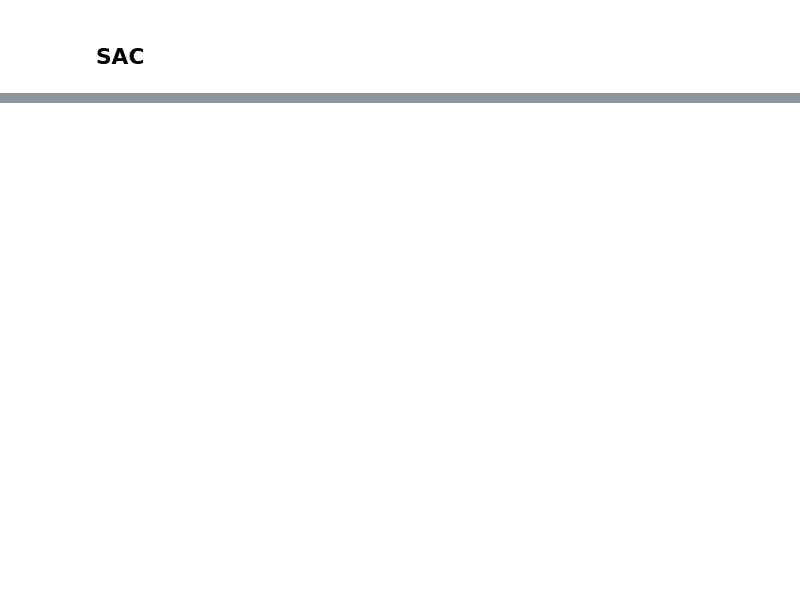
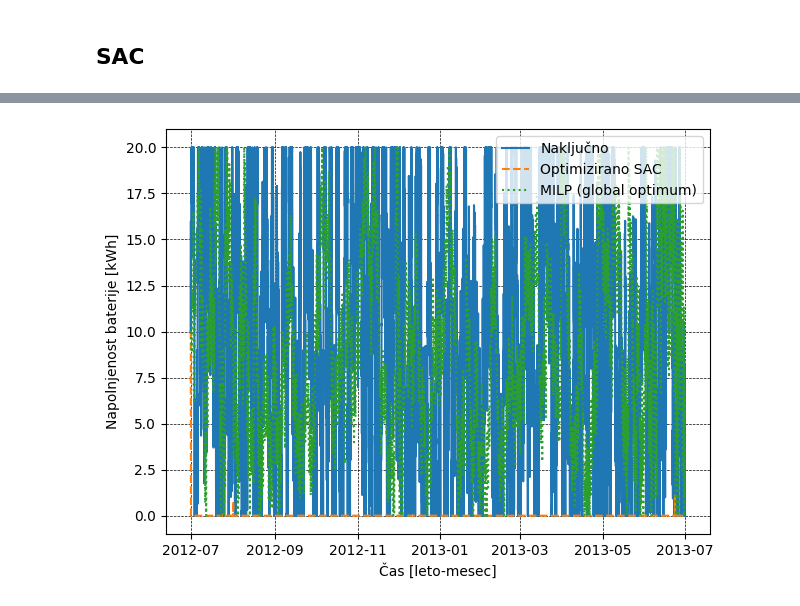
Before and after one commit to laandra/Household-RL, a Jupyter notebook: smart_home_nanogrid_DQN.ipynb, the cells around one changed output, grey strips where cells are left out. Saved outputs shown, nothing was run; the diff lists cells and outputs as text; code cells hidden in the pictures; blank space fills up the shorter version.

```diff
--- a/smart_home_nanogrid_DQN.ipynb
+++ b/smart_home_nanogrid_DQN.ipynb
@@ -1671,0 +1954,12 @@ TypeError: HouseholdEnvironment.__init__() got an unexpected keyword argument 'f
+# %%
+### CELL 62: Primerjava stanja baterije
+Y = [nakljucni_agent.NapolnjenostBaterije, baterijaSAC, df_milp["SOC_kWh"].to_numpy()]
+X = alternating_agent.Date
+X_label = 'Čas [leto-mesec]'
+Y_label = 'Napolnjenost baterije [kWh]'
+Legenda = ['Naključno','Optimizirano SAC', 'MILP (global optimum)']
+Naslov = 'Napolnjenost baterije sistem Q spodbujevalnega učenja SAC'
+plotMultiY(X, Y, X_label, [Y_label],Legenda ,Naslov, save_pdf = save_pdf, save = save_png)
+# plotMultiY(X, Y, X_label, [Y_label],Legenda ,Naslov, save_pdf = True)
+# %% [output]
+[figure, added]
```
Also changed, not shown: parts of 27 cells of this notebook, 2 other files.
